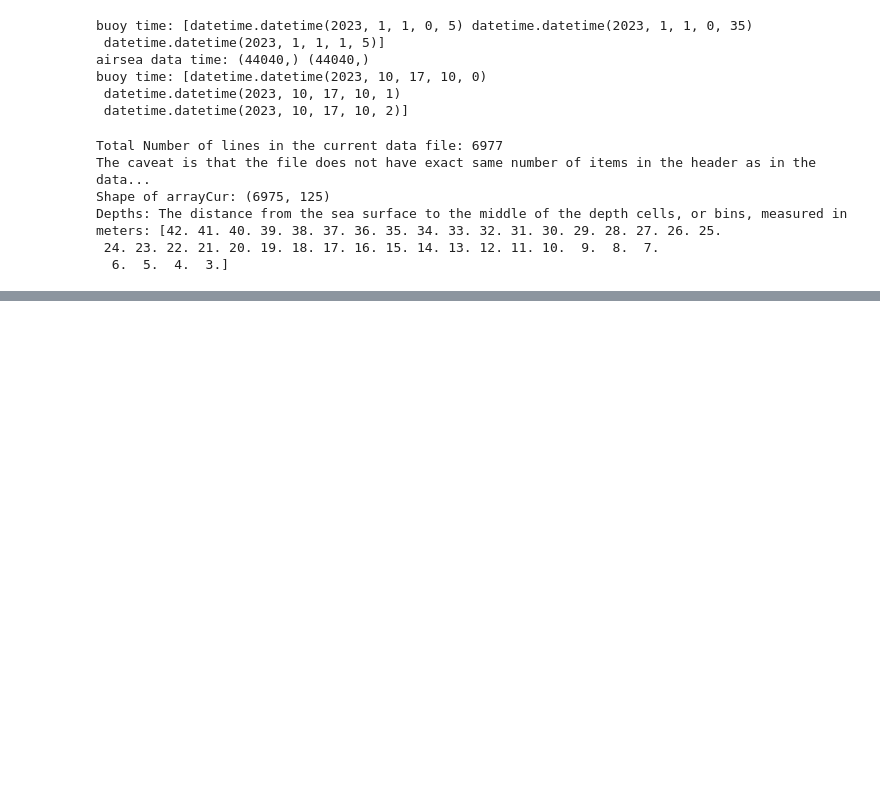
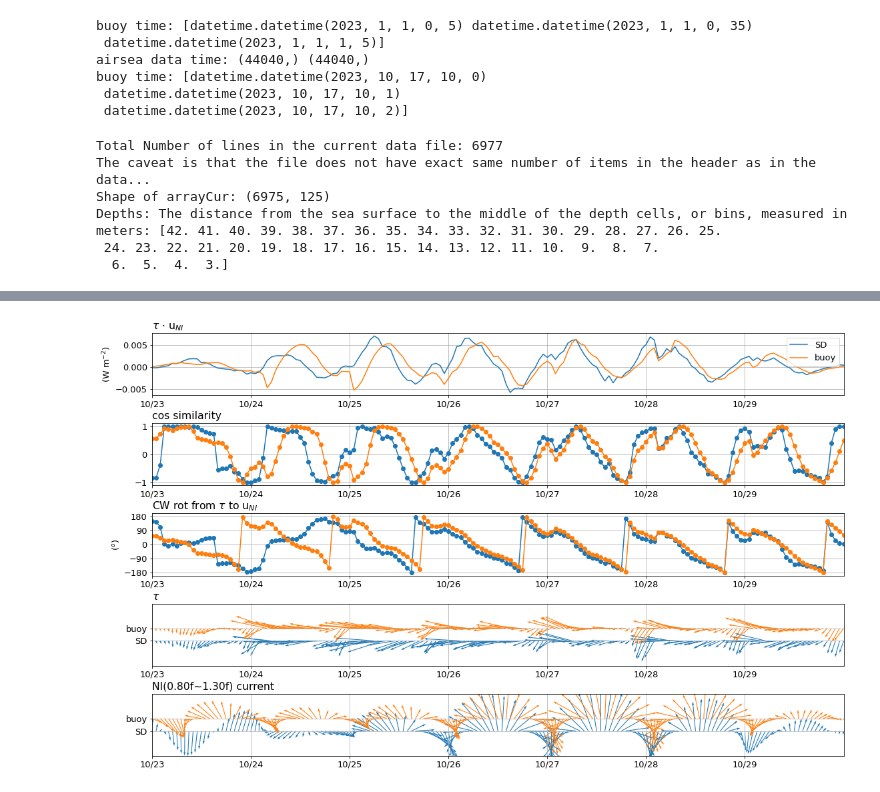
Before and after one commit to nanhsunchi/sd-ni-wp, a Jupyter notebook: test_method_buoy-SD/compute_wind_power_input_on-buoy-cur-grid.ipynb, the cells around one changed output, grey strips where cells are left out. Drawn from its saved outputs; the diff is of its cells as text; code cells hidden in the pictures; blank space fills up the shorter version.

```diff
--- a/test_method_buoy-SD/compute_wind_power_input_on-buoy-cur-grid.ipynb
+++ b/test_method_buoy-SD/compute_wind_power_input_on-buoy-cur-grid.ipynb
@@ -438,6 +440,7 @@ plt.savefig('timeseries_wind-power_energy-input_bp({:.2f}f~{:.2f}f)_'.format(n_f
 # %%
 print('=== results by bandpass {:.0f}m current velocity at {:.2f}f~{:.2f}f band: ==='.format(depths_cur_SD[iz_SD],n_f[0],n_f[1]))
-tlim_check = [datetime.datetime(int(year),10,30),datetime.datetime(int(year),10,31)]
+# tlim_check = [datetime.datetime(int(year),10,30),datetime.datetime(int(year),10,31)]
+tlim_check = [datetime.datetime(int(year),10,29),datetime.datetime(int(year),10,30)]
 it = np.where( (dtime_buoy_grid>= tlim_check[0]) & (dtime_buoy_grid<= tlim_check[1]) )[0]
 res = []
 for i in range( len(platforms) ):
@@ -460,0 +464,73 @@ SD(5-min grid)/buoy 1.516100849999955
+# %%
+### plot the cosine similarity & CW rotation from wind vector to near-inertial current vector
+tlim_plot = [datetime.datetime(int(year),10,23), datetime.datetime(int(year),10,30)]
+it = np.where( (dtime_buoy_grid>= tlim_plot[0]) & (dtime_buoy_grid<= tlim_plot[1]) )[0]
+rgba, _, cmap = values_to_rgba(np.arange(0,10),'tab10',0,10)
+###
+nrow = 5
+str_titles = ['$\u03C4$ $\cdot$ u$_{NI}$','cos similarity','CW rot from $\u03C4$ to u$_{NI}$','$\u03C4$','NI({:.2f}f~{:.2f}f) current'.format(n_f[0],n_f[1])]
+str_units = ['(W m$^{-2}$)','','($^o$)','','']
+plt.clf()
+plt.gcf().set_size_inches(18, 11)
+plt.rcParams.update({'font.size': 13})
+for p, platf in enumerate( platforms ):
+    ### (1) compute cosine similarity
+    vector_tau = np.column_stack( (eval('taux_c_'+platf+'_grid'),\
+                                    eval('tauy_c_'+platf+'_grid')) )
+    vector_cur_bp = np.column_stack( (eval('ucur_'+platf+'_grid_bp[:,iz_'+platf+']'),\
+                                      eval('vcur_'+platf+'_grid_bp[:,iz_'+platf+']')) )
+    cosine_wind_cur = np.sum(vector_tau*vector_cur_bp, axis=1)/(norm(vector_tau,axis=1)*norm(vector_cur_bp,axis=1))
+    deg_apart_btw_wind_cur_bp = np.nan*np.ones( cosine_wind_cur.shape )
+    for i in range( len(cosine_wind_cur) ):
+        deg_apart_btw_wind_cur_bp[i] = math.degrees( math.acos(cosine_wind_cur[i]) ) # convert radians to degree
+    ### plot wind power
+    plt.subplot(nrow,1,1)
+    plt.plot( dtime_buoy_grid, eval('tau_dot_sfcvel_'+platf), label=platf )
+
+    ### (2) plot cosine similarity - in degree
+    plt.subplot(nrow,1,2)
+    plt.plot( dtime_buoy_grid[it],cosine_wind_cur[it],'-o',label=platf )
+
+    ### (3) compute CW rotation from wind stress to NI current vector (in degrees)
+    tau_dir = np.array( wind_direction(vector_tau[:,0]*units('m/s'), vector_tau[:,1]*units('m/s'), convention='from') )
+    cur_bp_dir = np.array( wind_direction(vector_cur_bp[:,0]*units('m/s'), vector_cur_bp[:,1]*units('m/s'), convention='from') )
+    deg_tau2cur_clockwise = (tau_dir-cur_bp_dir)
+    deg_tau2cur_clockwise[deg_tau2cur_clockwise> 180] = deg_tau2cur_clockwise[deg_tau2cur_clockwise> 180]-360
+    deg_tau2cur_clockwise[deg_tau2cur_clockwise< -180] = deg_tau2cur_clockwise[deg_tau2cur_clockwise< -180]+360
+    ### plot CW rotation
+    plt.subplot(nrow,1,3)
+    plt.plot( dtime_buoy_grid[it], deg_tau2cur_clockwise[it],'-o',label=platf)
+
+    ### (4) quiver plot of tau_c
+    plt.subplot(nrow,1,4)
+    plt.quiver(dtime_buoy_grid[it], p*np.ones(it.shape), vector_tau[it,0], vector_tau[it,1],scale=2,width=0.001, color=rgba[p])
+
+    ### (5) quiver plot of NI current
+    plt.subplot(nrow,1,5)
+    plt.quiver(dtime_buoy_grid[it], p*np.ones(it.shape), vector_cur_bp[it,0], vector_cur_bp[it,1],scale=200,width=0.001, color=rgba[p])
+
+### figure settings
+for i in range( nrow ):
+    plt.subplot(nrow,1,i+1)
+    plt.xlim(tlim_plot)
+    plt.xticks(tticks)
+    plt.gca().set_xticklabels(tticks_label)
+    plt.grid()
+    plt.title(str_titles[i],loc='left')
+    plt.ylabel(str_units[i])
+    if i == 0:
+        plt.legend()
+    if i == 2:
+        plt.yticks(np.arange(-180,270,90))
+    if i >= 3 :
+        plt.ylim([-2,3])
+        plt.yticks(np.arange(0,len(platforms)))
+        plt.gca().set_yticklabels(platforms)
+
+plt.subplots_adjust(left=0.1,bottom=0.1,right=0.9,top=0.9,wspace=0.1,hspace=0.45)
+### save figure
+plt.savefig('timeseries_wind-power_cos-sim_CW-rot_vectors_bp({:.2f}f~{:.2f}f)_'.format(n_f[0],n_f[1])+\
+            platf_num+'({:.1f}m-QC)'.format(depths_cur_SD[iz_SD])+'_vs_buoy'+buoy_id+'({:.1f}m)'.format(depths_cur_buoy[iz_buoy])+'_'+\
+            tlim_plot[0].strftime('%Y%m%d-')+tlim_plot[1].strftime('%m%d')+'_2-SD-grids.png',dpi=400,bbox_inches='tight')
+# %% [output]
+[figure, added]
```
Also changed, not shown: parts of 11 cells of this notebook, 17 other files.
